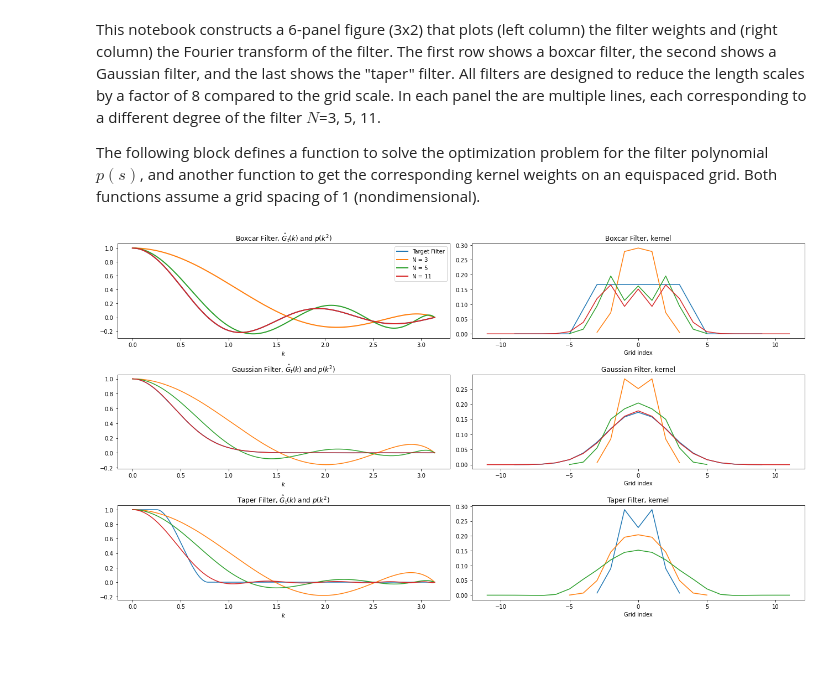
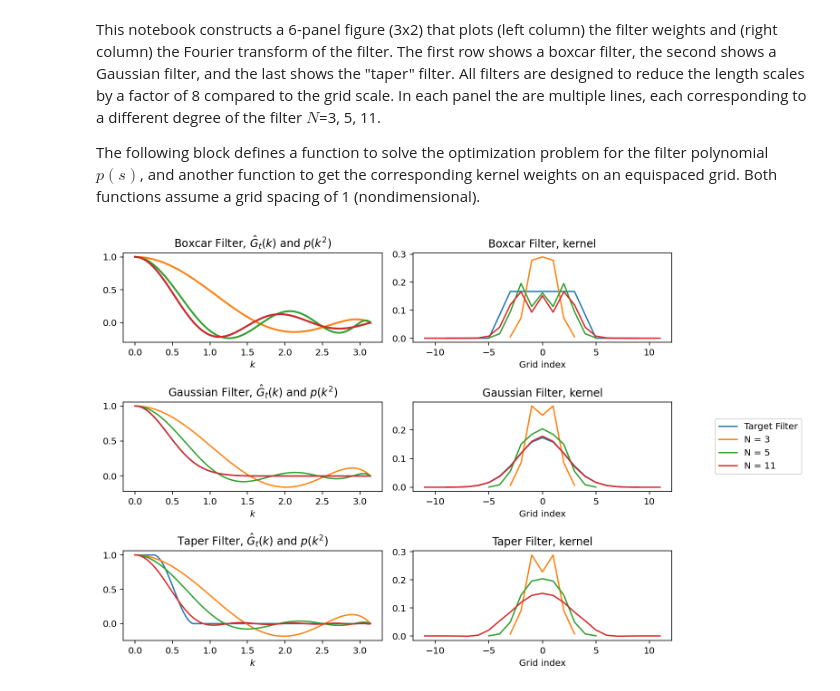
Before and after one commit to ocean-eddy-cpt/gcm-filters-paper, a Jupyter notebook: Fig1.ipynb, the cells around one changed output. Drawn from its saved outputs; the diff is of its cells as text; code cells hidden in the pictures; blank space fills up the shorter version.

```diff
--- a/Fig1.ipynb
+++ b/Fig1.ipynb
@@ -87,7 +89,9 @@ def getKernel(NL,sL,NB,sB):
     return g
 # %%
 # set up figure with subplots
-fig, axarr = plt.subplots(ncols=2, nrows=3, figsize=[18, 10])
+# Instead of messing with the fonts, I would just reduce the figure size to your liking.
+# This assumes that the file will be saved as vector and can thus be scaled anyways.
+fig, axarr = plt.subplots(ncols=2, nrows=3, figsize=[11, 7])
 
 
 # Target filter = boxcar of width 8
@@ -112,8 +116,7 @@ g11 = getKernel(NL,sL,NB,sB)
 # `axarr` can be indexed like a normal array to target a panel of the figure!
 axarr[0,0].plot(k,FB(k),k,np.polynomial.chebyshev.chebval(x,p3),k,np.polynomial.chebyshev.chebval(x,p5),k,np.polynomial.chebyshev.chebval(x,p11),linewidth=2)
 
-# Example how to add a legend (if you want just one for all plots, let me know and Ill fix it up)
-axarr[0,0].legend(['Target Filter', 'N = 3', 'N = 5', 'N = 11'])
+
 
 axarr[0,1].plot(np.arange(-9,10),(1/6)*np.array([0,0,0,0,0,.5,1,1,1,1,1,1,1,.5,0,0,0,0,0]))
 axarr[0,1].plot(np.arange(-3,4),g3,np.arange(-5,6),g5,np.arange(-N,N+1),g11)
@@ -158,32 +161,40 @@ N = 11
 NL,sL,NB,sB,p11 = filterSpec(N,FT)
 g11 = getKernel(NL,sL,NB,sB)
 
 axarr[2,0].plot(k,FT(k),k,np.polynomial.chebyshev.chebval(x,p3),k,np.polynomial.chebyshev.chebval(x,p5),k,np.polynomial.chebyshev.chebval(x,p11))
 
-axarr[2,1].plot(np.arange(-3,4),g3,np.arange(-5,6),g5,np.arange(-N,N+1),g11)
+# simple fix for the colors: Plot an empty dummy kernel first
+axarr[2,1].plot(np.arange(-3,4),np.ones_like(g3) * np.nan, np.arange(-3,4),g3,np.arange(-5,6),g5,np.arange(-N,N+1),g11)
 
 
 # tune the labels
 
 # fig.suptitle('A big title for the whole figure') # Probably don't need this
 
 # You can index a single axis like before
 axarr[0,0].set_title('Boxcar Filter, $\hat{G}_t(k)$ and $p(k^2)$')
 axarr[0,1].set_title('Boxcar Filter, kernel')
 axarr[1,0].set_title('Gaussian Filter, $\hat{G}_t(k)$ and $p(k^2)$')
 axarr[1,1].set_title('Gaussian Filter, kernel')
 axarr[2,0].set_title('Taper Filter, $\hat{G}_t(k)$ and $p(k^2)$')
 axarr[2,1].set_title('Taper Filter, kernel')
 
 # or you can loop over a slice of the array
 for ax in axarr[:,0]:
     #ax.set_ylabel('Left column ylabel')
     ax.set_xlabel('$k$')
 
 for ax in axarr[:,1]:
     #ax.set_ylabel('Right column ylabel')
     ax.set_xlabel('Grid index')
 
+# single legend for all plots
+axarr[1,1].legend(['Target Filter', 'N = 3', 'N = 5', 'N = 11'], bbox_to_anchor=(1.15, 0.5), loc='center left', ncol=1)
+# see https://stackoverflow.com/a/43439132 for more options
+
 plt.tight_layout()
+
+# Just in case, this is how to save a vector graphic
+#fig.savefig('Figure1.pdf')
 # %% [output]
-[figure, old version]
+[figure, new version]
```
Also changed, not shown: parts of 1 cell of this notebook.
